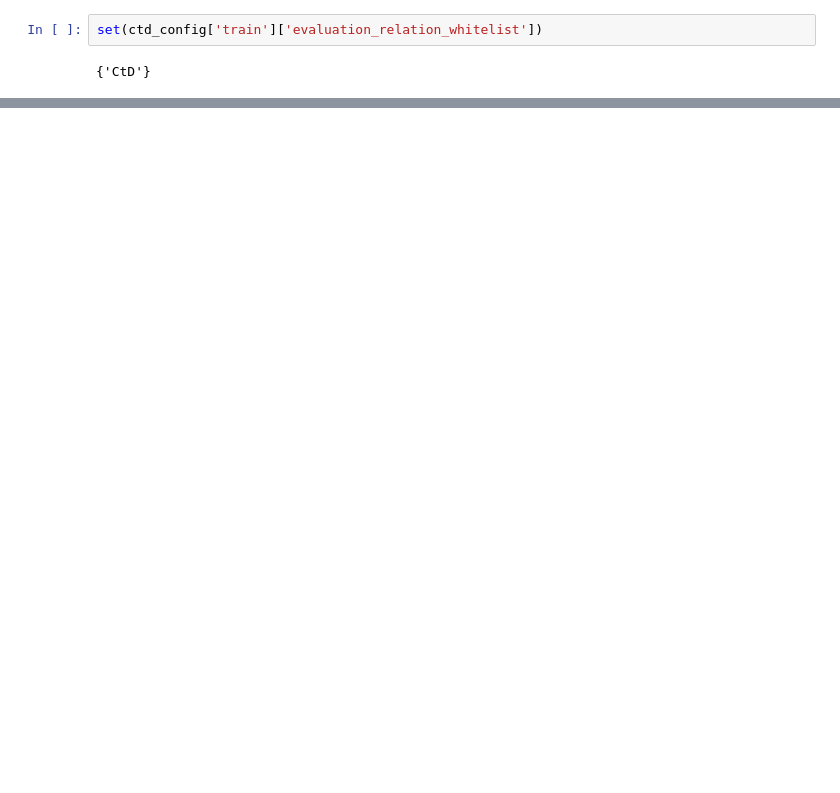
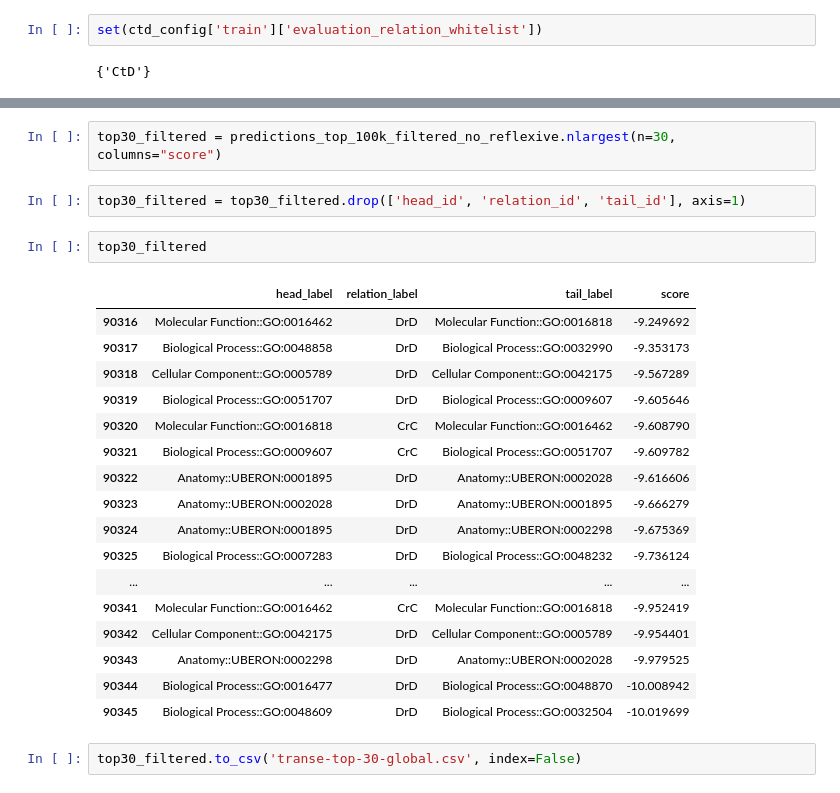
Before and after one commit to davidpetrov/Link-Prediction, a Jupyter notebook: hetionet.ipynb, the cells around one changed output, grey strips where cells are left out. Cells and saved outputs as stored; diff of their text form; blank space fills up the shorter version.

```diff
--- a/hetionet.ipynb
+++ b/hetionet.ipynb
@@ -607,0 +728,26 @@ INFO:pykeen.stoppers.early_stopping:Inferred checkpoint path for best model weig
+# %%
+top30_filtered = predictions_top_100k_filtered_no_reflexive.nlargest(n=30, columns="score")
+# %%
+top30_filtered = top30_filtered.drop(['head_id', 'relation_id', 'tail_id'], axis=1)
+# %%
+top30_filtered
+# %% [output]
+|  | head_label | relation_label | tail_label | score |
+| 90316 | Molecular Function::GO:0016462 | DrD | Molecular Function::GO:0016818 | -9.249692 |
+| 90317 | Biological Process::GO:0048858 | DrD | Biological Process::GO:0032990 | -9.353173 |
+| 90318 | Cellular Component::GO:0005789 | DrD | Cellular Component::GO:0042175 | -9.567289 |
+| 90319 | Biological Process::GO:0051707 | DrD | Biological Process::GO:0009607 | -9.605646 |
+| 90320 | Molecular Function::GO:0016818 | CrC | Molecular Function::GO:0016462 | -9.608790 |
+| 90321 | Biological Process::GO:0009607 | CrC | Biological Process::GO:0051707 | -9.609782 |
+| 90322 | Anatomy::UBERON:0001895 | DrD | Anatomy::UBERON:0002028 | -9.616606 |
+| 90323 | Anatomy::UBERON:0002028 | DrD | Anatomy::UBERON:0001895 | -9.666279 |
+| 90324 | Anatomy::UBERON:0001895 | DrD | Anatomy::UBERON:0002298 | -9.675369 |
+| 90325 | Biological Process::GO:0007283 | DrD | Biological Process::GO:0048232 | -9.736124 |
+| ... | ... | ... | ... | ... |
+| 90341 | Molecular Function::GO:0016462 | CrC | Molecular Function::GO:0016818 | -9.952419 |
+| 90342 | Cellular Component::GO:0042175 | DrD | Cellular Component::GO:0005789 | -9.954401 |
+| 90343 | Anatomy::UBERON:0002298 | DrD | Anatomy::UBERON:0002028 | -9.979525 |
+| 90344 | Biological Process::GO:0016477 | DrD | Biological Process::GO:0048870 | -10.008942 |
+| 90345 | Biological Process::GO:0048609 | DrD | Biological Process::GO:0032504 | -10.019699 |
+# %%
+top30_filtered.to_csv('transe-top-30-global.csv', index=False)
```
Also changed, not shown: parts of 25 cells of this notebook, 6 other files.
